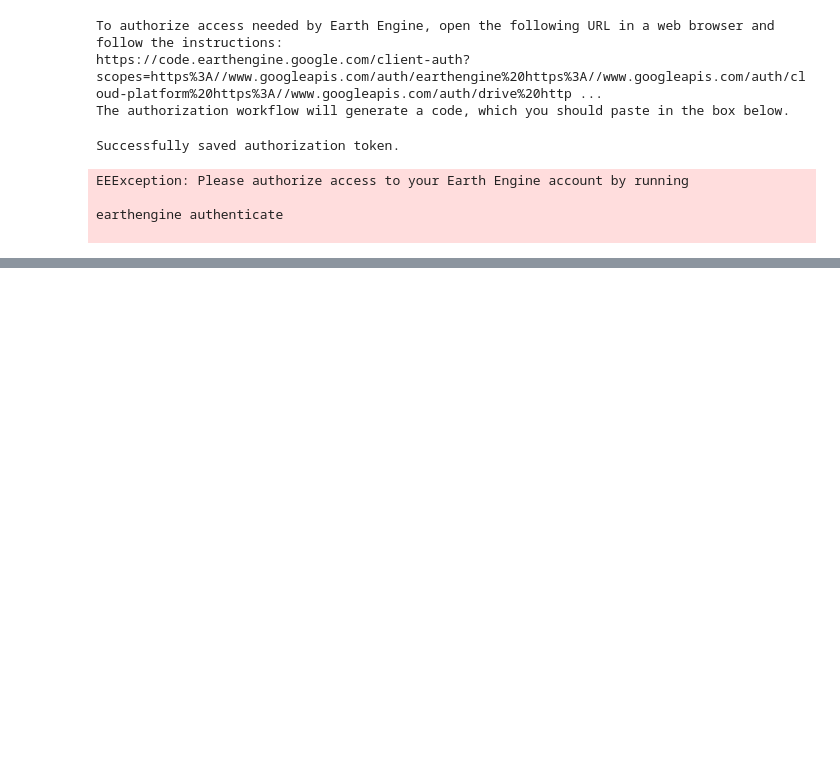
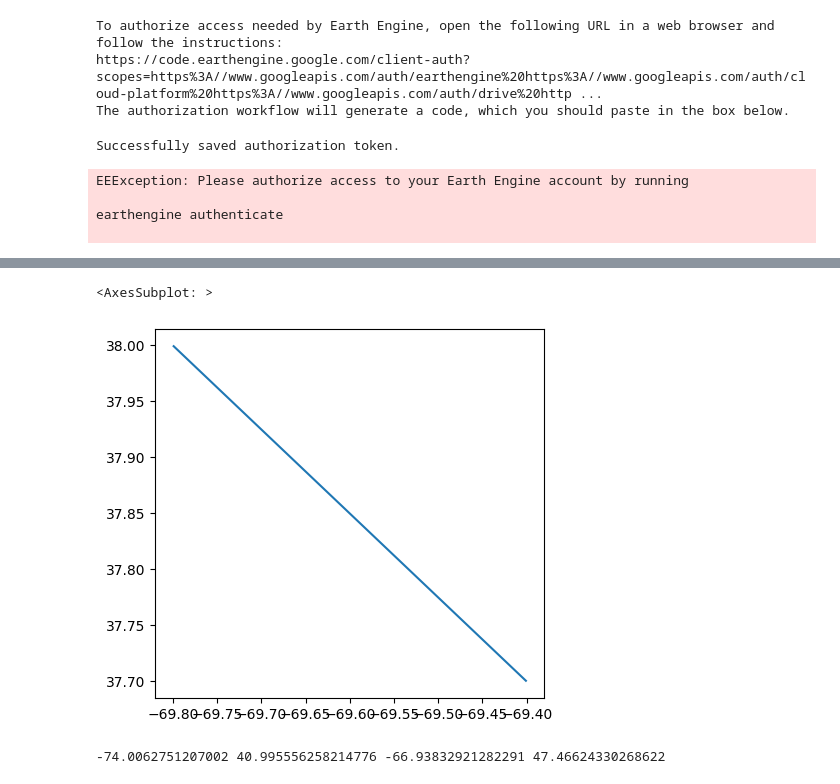
Before and after one commit to bwsi-hadr-2025-final-project/Logistics, a Jupyter notebook: src/Notebook 1.ipynb, the cells around one changed output, grey strips where cells are left out. Saved outputs shown, nothing was run; the diff lists cells and outputs as text; code cells hidden in the pictures; blank space fills up the shorter version.

```diff
--- a/src/Notebook 1.ipynb
+++ b/src/Notebook 1.ipynb
@@ -479,0 +553,6 @@ earthengine authenticate
+# %%
+day1_track = gpd.read_file('https://files.bwsi-remote-sensing.net/data/final/day1/day1_track_past.geojson')
+day1_track.plot()
+# %% [output]
+<AxesSubplot: >
+[figure, added]
@@ -479,0 +563,5 @@ earthengine authenticate
+# %%
+w,s,e,n = game_grid_df.total_bounds
+print(w,s,e,n)
+# %% [output]
+-74.0062751207002 40.995556258214776 -66.93832921282291 47.46624330268622
```
Also changed, not shown: parts of 17 cells of this notebook.
